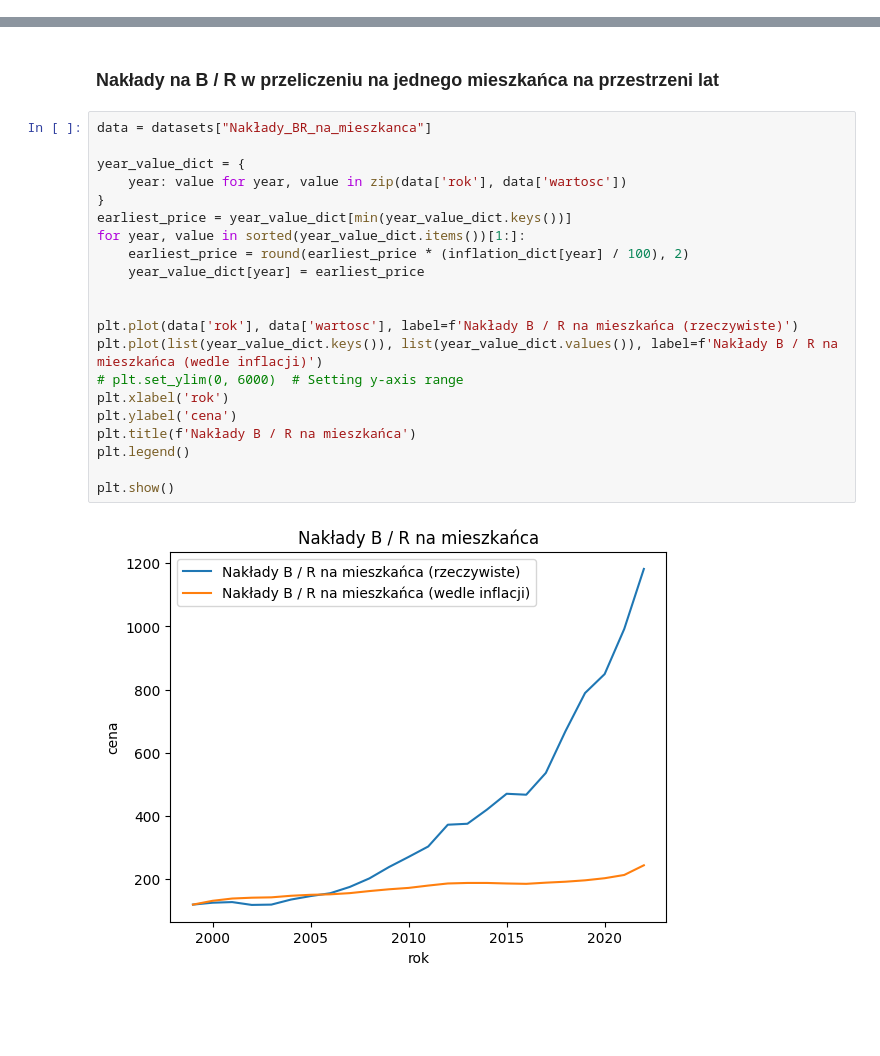
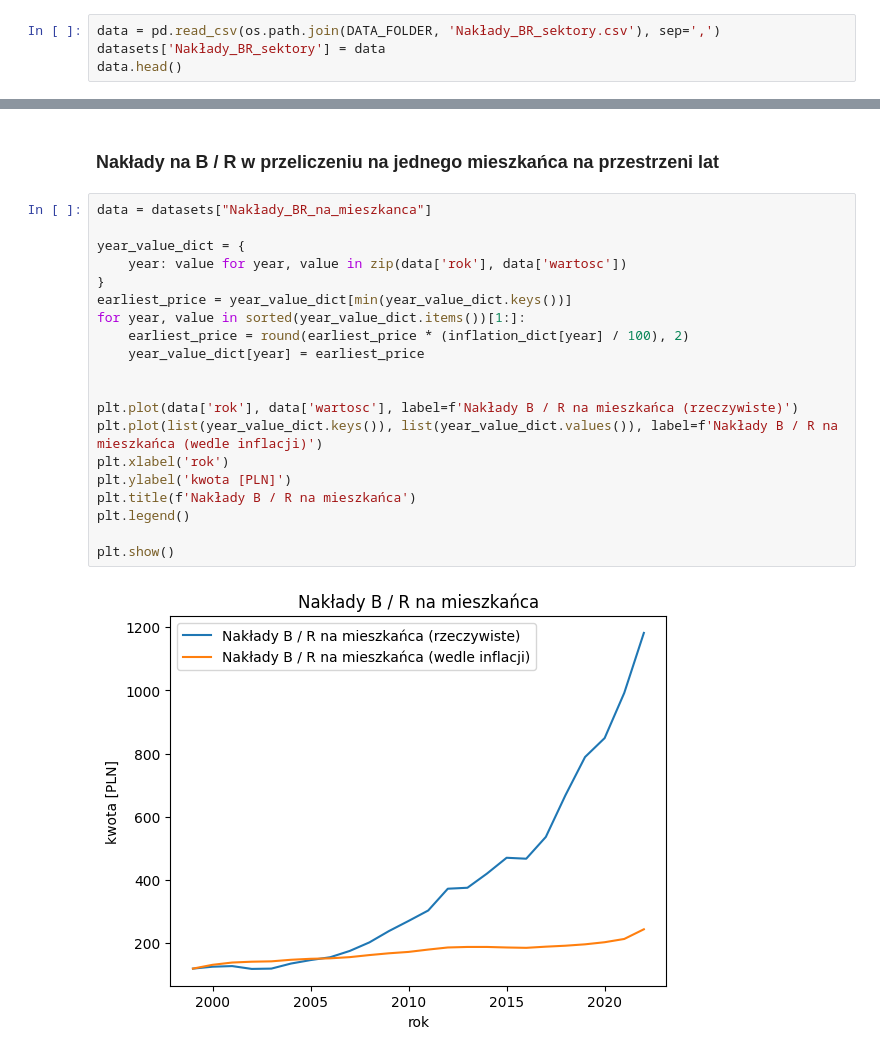
Before and after one commit to Newtoneiro/SAD-Statistics-in-data-analysis, a Jupyter notebook: projekt_1/naklady_na_badania_i_rozwoj.ipynb, the cells around one changed output, grey strips where cells are left out. Cells and saved outputs as stored; diff of their text form; blank space fills up the shorter version.

```diff
--- a/projekt_1/naklady_na_badania_i_rozwoj.ipynb
+++ b/projekt_1/naklady_na_badania_i_rozwoj.ipynb
@@ -62,0 +65,4 @@ data.head()
+# %%
+data = pd.read_csv(os.path.join(DATA_FOLDER, 'Nakłady_BR_sektory.csv'), sep=',')
+datasets['Nakłady_BR_sektory'] = data
+data.head()
@@ -67,23 +80,22 @@ data.head()
 # %%
 data = datasets["Nakłady_BR_na_mieszkanca"]
 
 year_value_dict = {
     year: value for year, value in zip(data['rok'], data['wartosc'])
 }
 earliest_price = year_value_dict[min(year_value_dict.keys())]
 for year, value in sorted(year_value_dict.items())[1:]:
     earliest_price = round(earliest_price * (inflation_dict[year] / 100), 2)
     year_value_dict[year] = earliest_price
 
 
 plt.plot(data['rok'], data['wartosc'], label=f'Nakłady B / R na mieszkańca (rzeczywiste)')
 plt.plot(list(year_value_dict.keys()), list(year_value_dict.values()), label=f'Nakłady B / R na mieszkańca (wedle inflacji)')
-# plt.set_ylim(0, 6000)  # Setting y-axis range
 plt.xlabel('rok')
-plt.ylabel('cena')
+plt.ylabel('kwota [PLN]')
 plt.title(f'Nakłady B / R na mieszkańca')
 plt.legend()
 
 plt.show()
 # %% [output]
-[figure, old version]
+[figure, new version]
```
Also changed, not shown: parts of 6 cells of this notebook, 1 other file.
